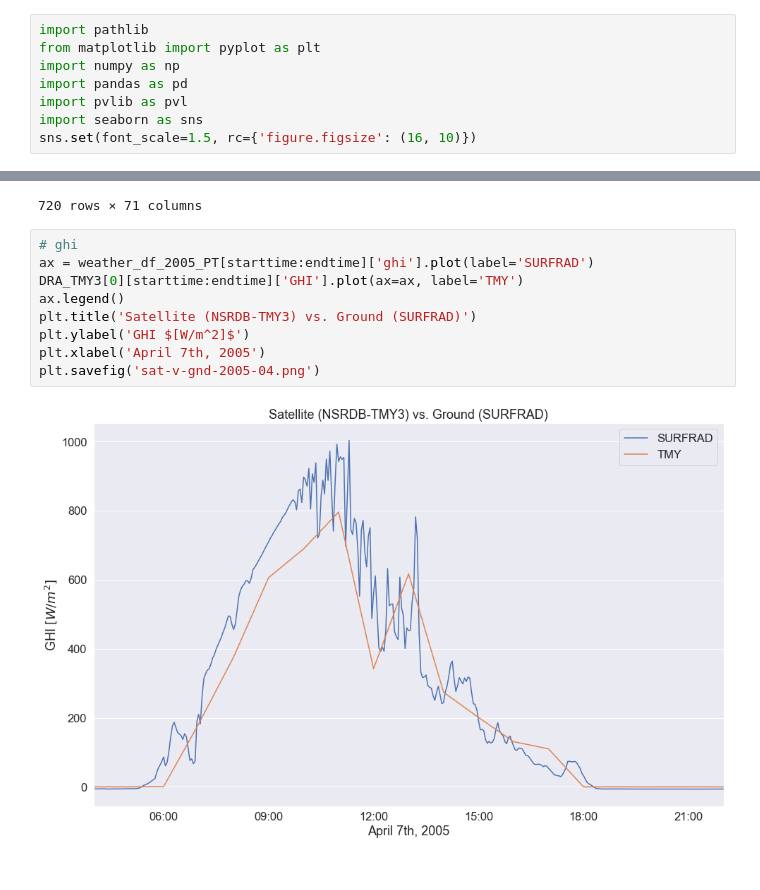
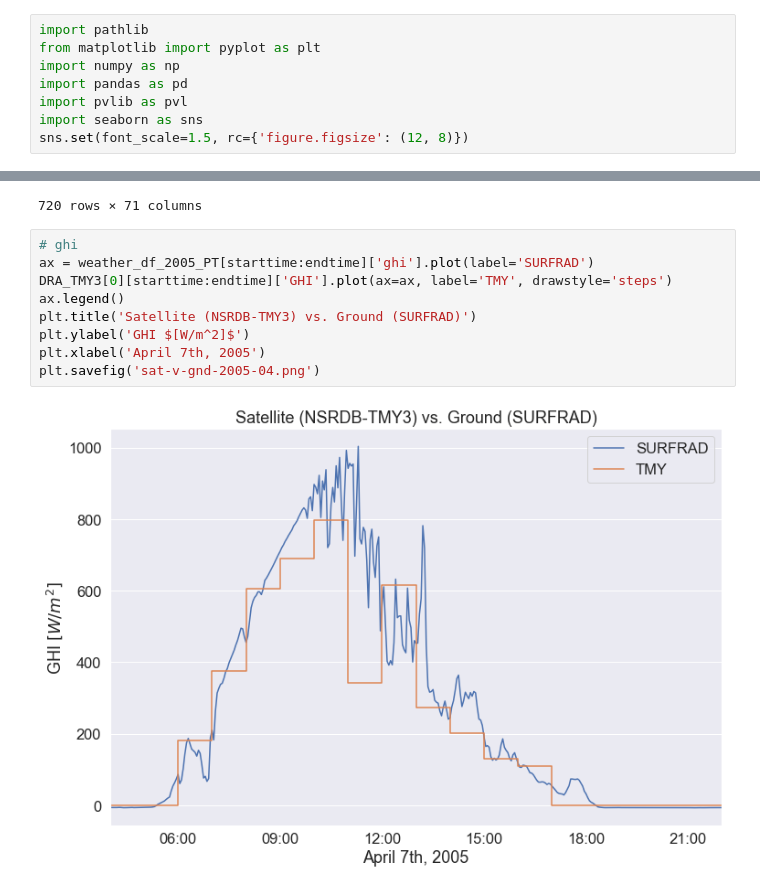
Before and after one commit to mikofski/pvsc49-satellite-sampling, a Jupyter notebook: analysis/DRA_TMY_V_SURFRAD.ipynb, the cells around one changed output, grey strips where cells are left out. Saved outputs shown, nothing was run; the diff lists cells and outputs as text.

Commit message:
use step style in TMY plot

```diff
--- a/analysis/DRA_TMY_V_SURFRAD.ipynb
+++ b/analysis/DRA_TMY_V_SURFRAD.ipynb
@@ -5,7 +5,7 @@ import numpy as np
 import pandas as pd
 import pvlib as pvl
 import seaborn as sns
-sns.set(font_scale=1.5, rc={'figure.figsize': (16, 10)})
+sns.set(font_scale=1.5, rc={'figure.figsize': (12, 8)})
 # %%
 DRA_TMY3_FILE = pathlib.Path('../../SURFRAD/TMY/723870TYA.CSV')
 DRA_TMY3 = pvl.iotools.read_tmy3(DRA_TMY3_FILE)
@@ -84,11 +84,11 @@ DRA_TMY3[0].iloc[90*24:120*24]
 # %%
 # ghi
 ax = weather_df_2005_PT[starttime:endtime]['ghi'].plot(label='SURFRAD')
-DRA_TMY3[0][starttime:endtime]['GHI'].plot(ax=ax, label='TMY')
+DRA_TMY3[0][starttime:endtime]['GHI'].plot(ax=ax, label='TMY', drawstyle='steps')
 ax.legend()
 plt.title('Satellite (NSRDB-TMY3) vs. Ground (SURFRAD)')
 plt.ylabel('GHI $[W/m^2]$')
 plt.xlabel('April 7th, 2005')
 plt.savefig('sat-v-gnd-2005-04.png')
 # %% [output]
-[figure, old version]
+[figure, new version]
```
Also changed, not shown: parts of 2 cells of this notebook, 1 other file.
